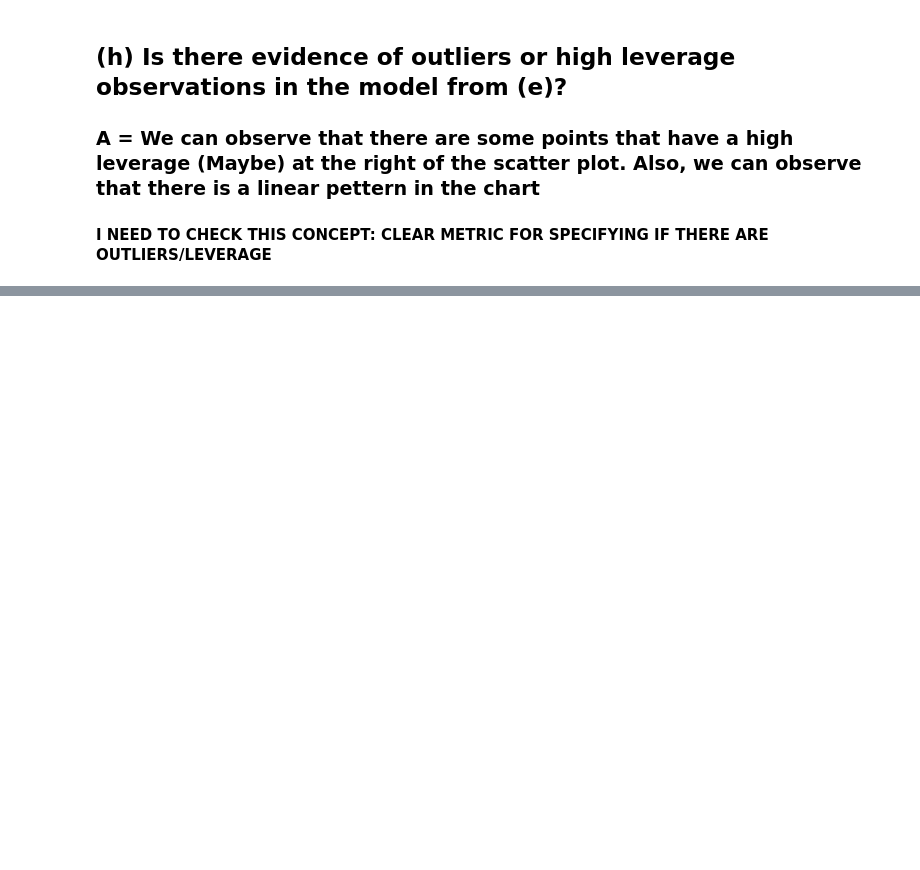
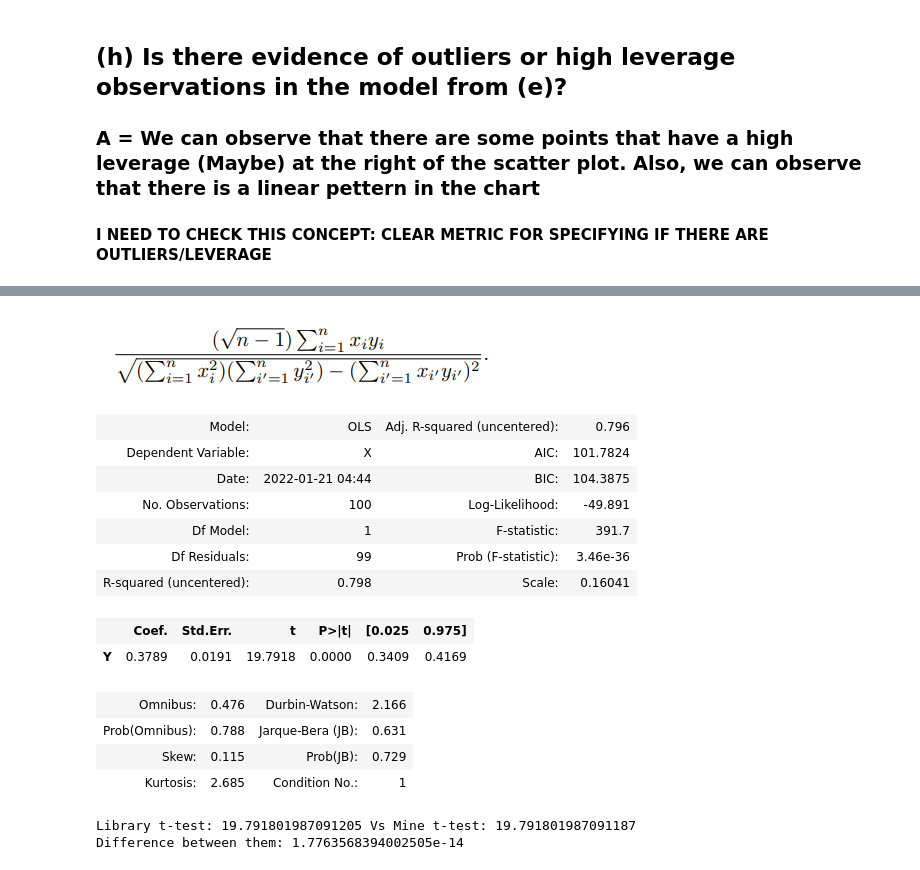
Before and after one commit to Osw1997/An-Introduction-to-Statistical-Learning, a Jupyter notebook: Scripts/Linear regression/applied_exercises.ipynb, the cells around one changed output, grey strips where cells are left out. Cells and saved outputs as stored; diff of their text form; code cells hidden in the pictures; blank space fills up the shorter version.

```diff
--- a/Scripts/Linear regression/applied_exercises.ipynb
+++ b/Scripts/Linear regression/applied_exercises.ipynb
@@ -378,0 +456,28 @@ fig.show()
+# %% [markdown]
+![t-tes-exercise_img.png](embedded-picture-1)
+# %%
+lin_reg.summary2()
+# %% [output]
+| Model: | OLS | Adj. R-squared (uncentered): | 0.796 |
+| Dependent Variable: | X | AIC: | 101.7824 |
+| Date: | 2022-01-21 04:44 | BIC: | 104.3875 |
+| No. Observations: | 100 | Log-Likelihood: | -49.891 |
+| Df Model: | 1 | F-statistic: | 391.7 |
+| Df Residuals: | 99 | Prob (F-statistic): | 3.46e-36 |
+| R-squared (uncentered): | 0.798 | Scale: | 0.16041 |
+|  | Coef. | Std.Err. | t | P>|t| | [0.025 | 0.975] |
+| Y | 0.3789 | 0.0191 | 19.7918 | 0.0000 | 0.3409 | 0.4169 |
+| Omnibus: | 0.476 | Durbin-Watson: | 2.166 |
+| Prob(Omnibus): | 0.788 | Jarque-Bera (JB): | 0.631 |
+| Skew: | 0.115 | Prob(JB): | 0.729 |
+| Kurtosis: | 2.685 | Condition No.: | 1 |
+# %%
+dict_data = {"Y": y, "X": x}
+df = pd.DataFrame(dict_data)
+t_test = (np.sqrt(len(x) - 1) * np.dot(x, y)) / np.sqrt((sum(x ** 2) * sum(y ** 2)) - (np.dot(x, y) ** 2))
+comparison_library_mine = lin_reg.tvalues[0] - t_test
+print(f"Library t-test: {lin_reg.tvalues[0]} Vs Mine t-test: {t_test}")
+print(f"Difference between them: {comparison_library_mine}")
+# %% [output]
+Library t-test: 19.791801987091205 Vs Mine t-test: 19.791801987091187
+Difference between them: 1.7763568394002505e-14
```
Also changed, not shown: parts of 20 cells of this notebook.
